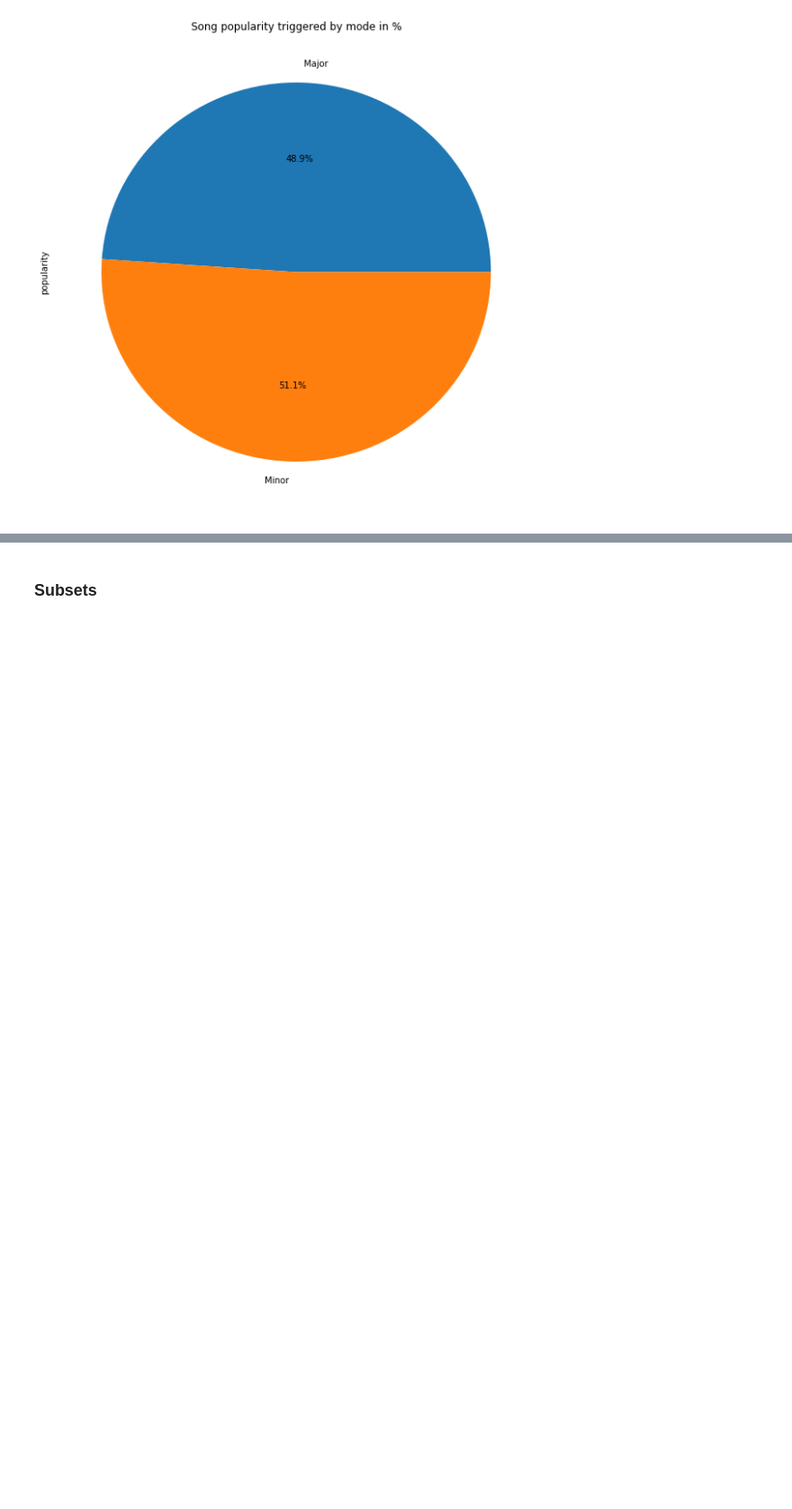
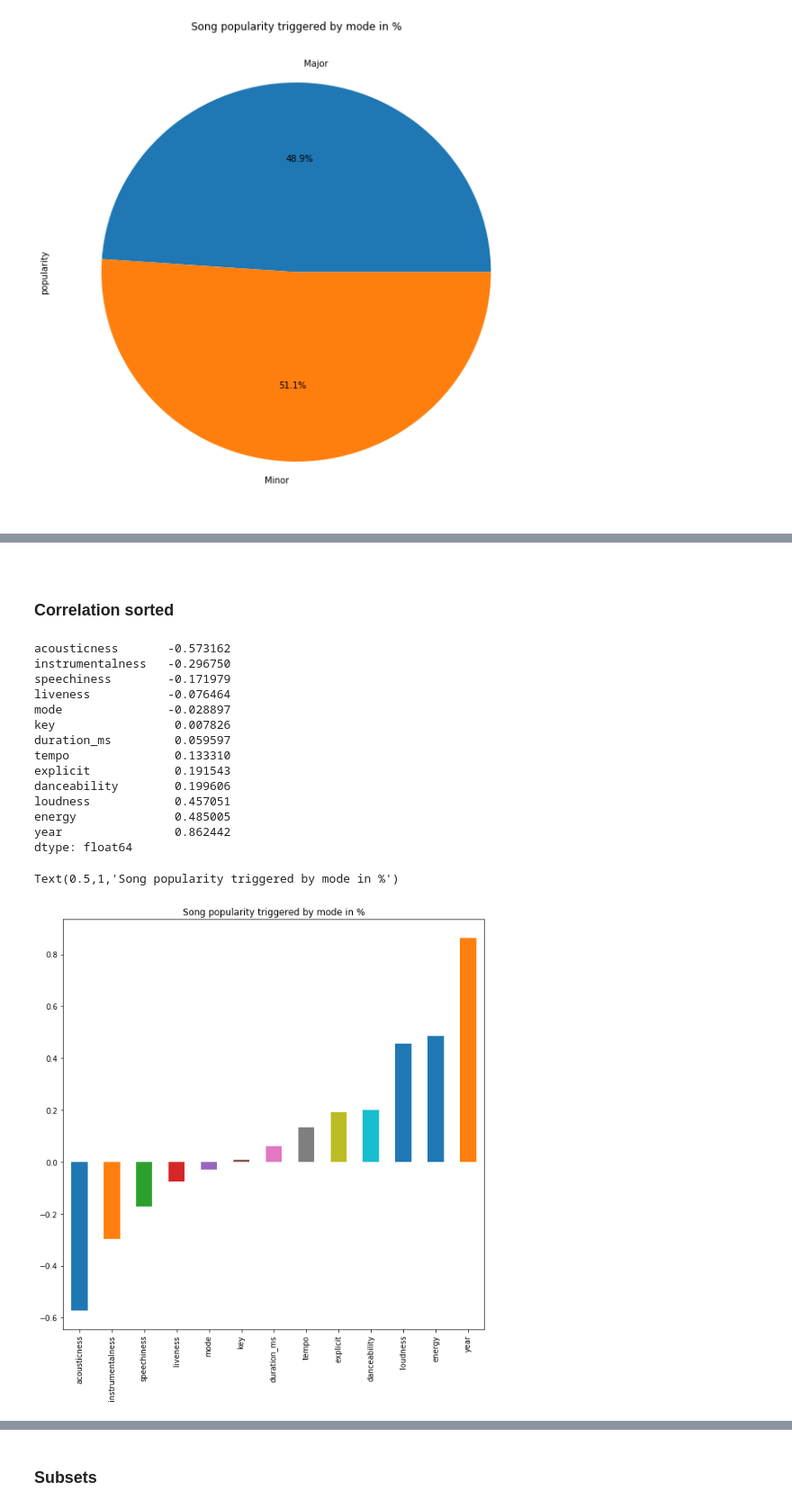
Before and after one commit to ddhartma/Spotify-dataset-analysis-160kTracks-1921-2020, a Jupyter notebook: 1_Spotify_Dataset_1921_2020.ipynb, the cells around one changed output, grey strips where cells are left out. Shown at 90% size. Cells and saved outputs as stored; diff of their text form; code cells hidden in the pictures; blank space fills up the shorter version.

```diff
--- a/1_Spotify_Dataset_1921_2020.ipynb
+++ b/1_Spotify_Dataset_1921_2020.ipynb
@@ -288,0 +306,30 @@ Text(0.5,1,'Song popularity triggered by mode in %')
+# %% [markdown]
+<a id='cor_s'></a>
+# %% [markdown]
+### Correlation sorted
+# %%
+# Sort correaltion matrix
+correlation_mat = df.corr()
+corr_pairs = correlation_mat.unstack().sort_values()
+corr_pop = corr_pairs['popularity'].drop('popularity', axis=0)
+display(corr_pop)
+
+corr_pop.plot.bar(figsize=(10,10))
+plt.title('Song popularity triggered by mode in %')
+# %% [output]
+acousticness       -0.573162
+instrumentalness   -0.296750
+speechiness        -0.171979
+liveness           -0.076464
+mode               -0.028897
+key                 0.007826
+duration_ms         0.059597
+tempo               0.133310
+explicit            0.191543
+danceability        0.199606
+loudness            0.457051
+energy              0.485005
+year                0.862442
+dtype: float64
+Text(0.5,1,'Song popularity triggered by mode in %')
+[figure, added]
```
Also changed, not shown: parts of 39 cells of this notebook.
